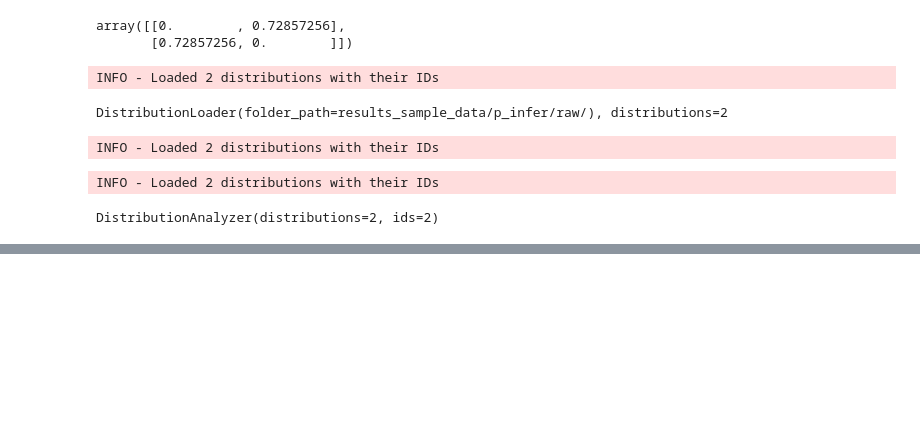
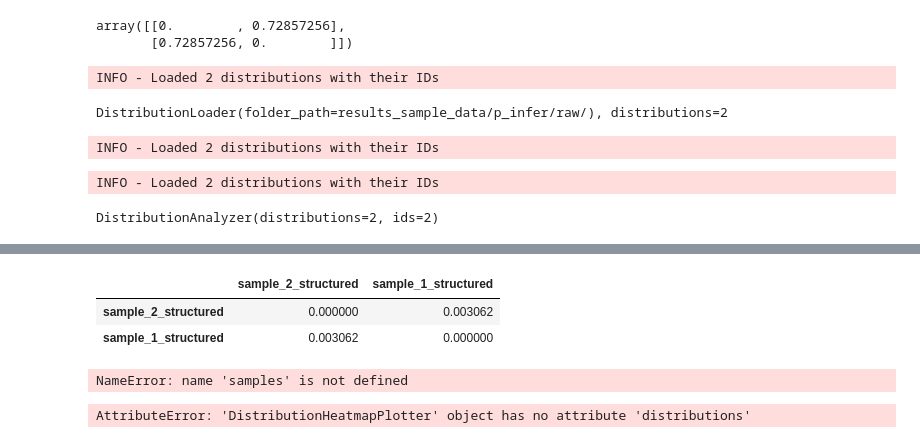
Before and after one commit to i3-unit/TCRpeg_i3, a Jupyter notebook: tutorial_heatmap_pinfer.ipynb, the cells around one changed output, grey strips where cells are left out. Drawn from its saved outputs; the diff is of its cells as text; code cells hidden in the pictures; blank space fills up the shorter version.

```diff
--- a/tutorial_heatmap_pinfer.ipynb
+++ b/tutorial_heatmap_pinfer.ipynb
@@ -565,3 +568,5 @@ DistributionAnalyzer('results_sample_data/p_infer/structured/')
 # %% [output]
 INFO - Loaded 2 distributions with their IDs
 DistributionAnalyzer(distributions=2, ids=2)
+# %%
+samples = DistributionAnalyzer('results_sample_data/p_infer/structured/')
@@ -567,0 +587,3 @@ DistributionAnalyzer(distributions=2, ids=2)
+# %%
+dist = samples.calculate_distance_matrix(metric='wd')
+dist
@@ -567,0 +604,8 @@ DistributionAnalyzer(distributions=2, ids=2)
+# %%
+dist_df = pd.DataFrame(dist, index=samples.ids, columns=samples.ids)
+# %%
+dist_df
+# %% [output]
+|  | sample_2_structured | sample_1_structured |
+| sample_2_structured | 0.000000 | 0.003062 |
+| sample_1_structured | 0.003062 | 0.000000 |
@@ -567,0 +614,4 @@ DistributionAnalyzer(distributions=2, ids=2)
+# %%
+dist_distribution = Distribution(distributions=samples.distributions, ids=samples.ids, distance_matrix=dist)
+# %% [output]
+NameError: name 'samples' is not defined
@@ -567,0 +620,4 @@ DistributionAnalyzer(distributions=2, ids=2)
+# %%
+dist_heatmap
+# %% [output]
+AttributeError: 'DistributionHeatmapPlotter' object has no attribute 'distributions'
```
Also changed, not shown: parts of 10 cells of this notebook.
